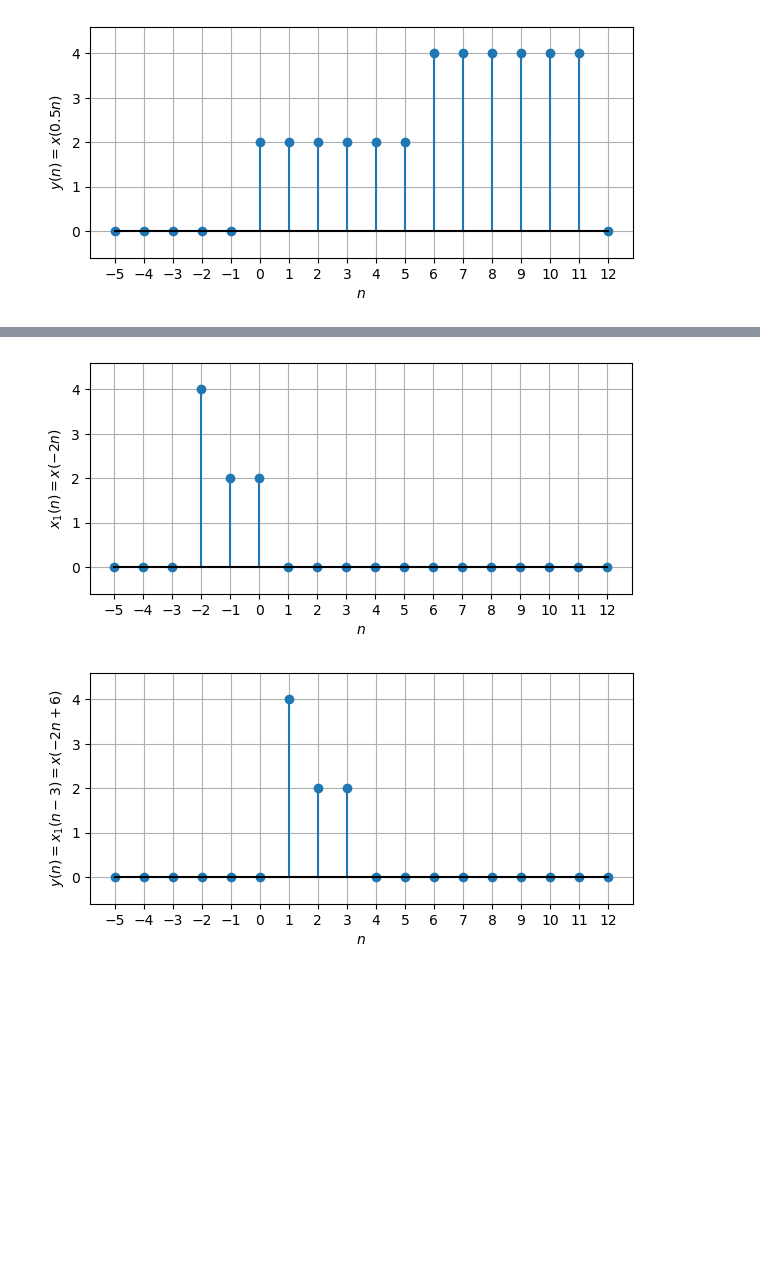
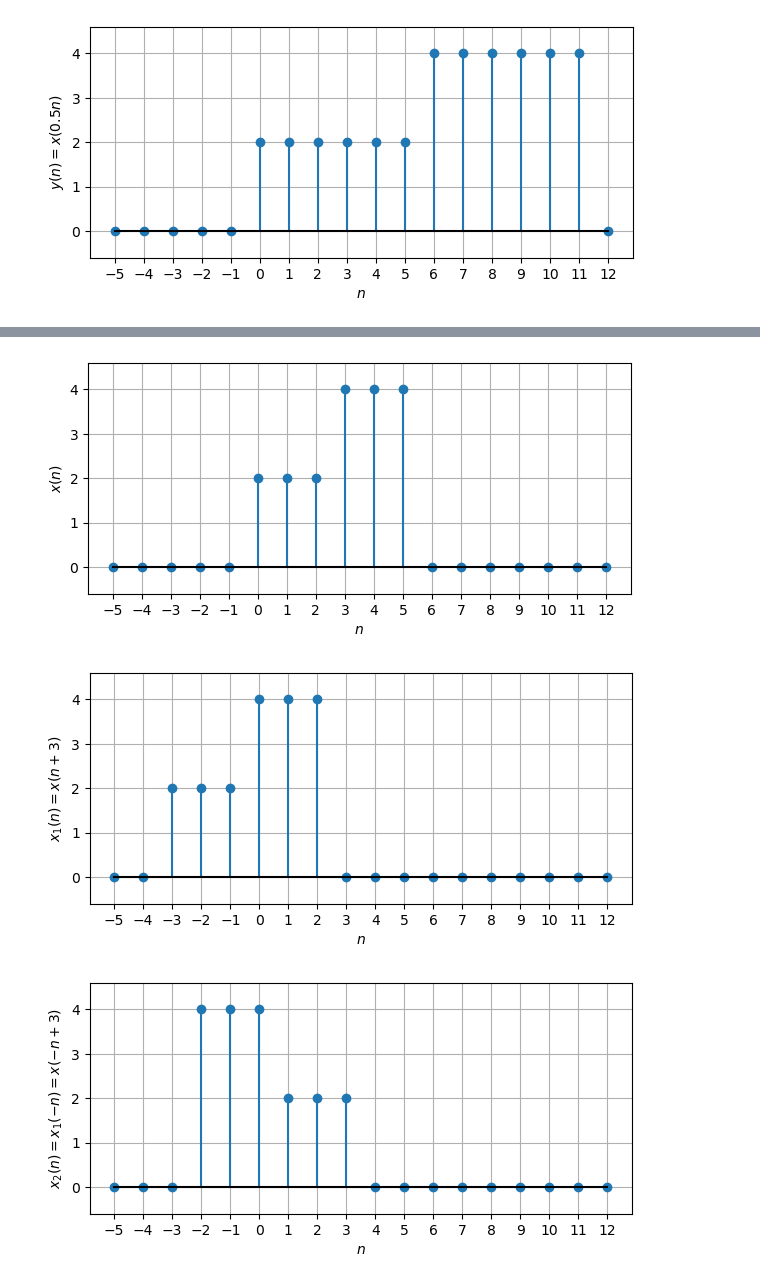
Before and after one commit to luiscoliveira/ss-ipynb, a Jupyter notebook: notebooks/transf-var-ind.ipynb, the cells around one changed output, grey strips where cells are left out. Saved outputs shown, nothing was run; the diff lists cells and outputs as text; code cells hidden in the pictures; blank space fills up the shorter version.

```diff
--- a/notebooks/transf-var-ind.ipynb
+++ b/notebooks/transf-var-ind.ipynb
@@ -213,10 +229,17 @@ $$ y(n) = x(-2n+6)$$
 # %%
 a = -2
-n0 = -6
+n0 = -3
 
-PlotDSignal(n, xd(a*n), 'x_1(n)=x(%gn)'%a)
+PlotDSignal(n, xd(n), 'x(n)')
 
-PlotDSignal(n, xd(a*n-n0), 'y(n)=x_1(n%+g)=x(%gn%+g)'%(-n0/a, a, -n0))
+PlotDSignal(n, xd(n-n0), 'x_1(n)=x(n%+g)'%(-n0))
+
+if (a<0):
+    PlotDSignal(n, xd(-n-n0), 'x_2(n)=x_1(-n)=x(-n%+g)'%(-n0))
+    PlotDSignal(n, xd(a*n-n0), 'y(n)=x_2(%g n)=x(%gn%+g)'%(-a, a, -n0))
+else:
+    PlotDSignal(n, xd(a*n-n0), 'y(n)=x_1(%g n)=x(%gn%+g)'%(a, a, -n0))
 # %% [output]
-[figure, old version]
+[figure, new version]
-[figure, old version]
+[figure, new version]
+[figure, added]
```
Also changed, not shown: parts of 10 cells of this notebook, 3 other files.
